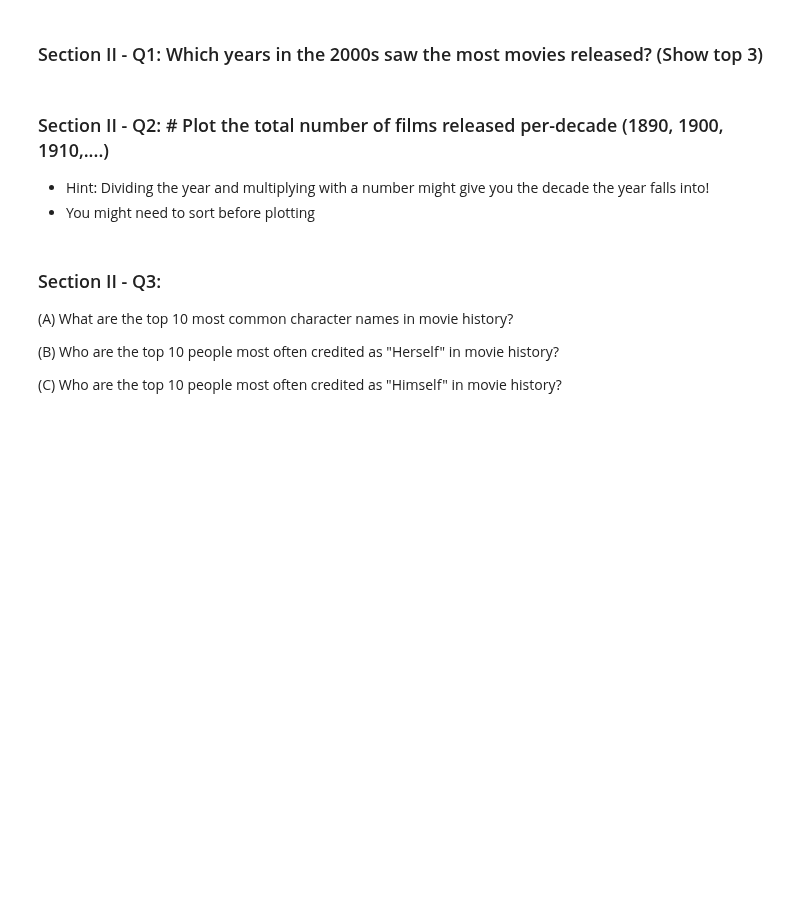
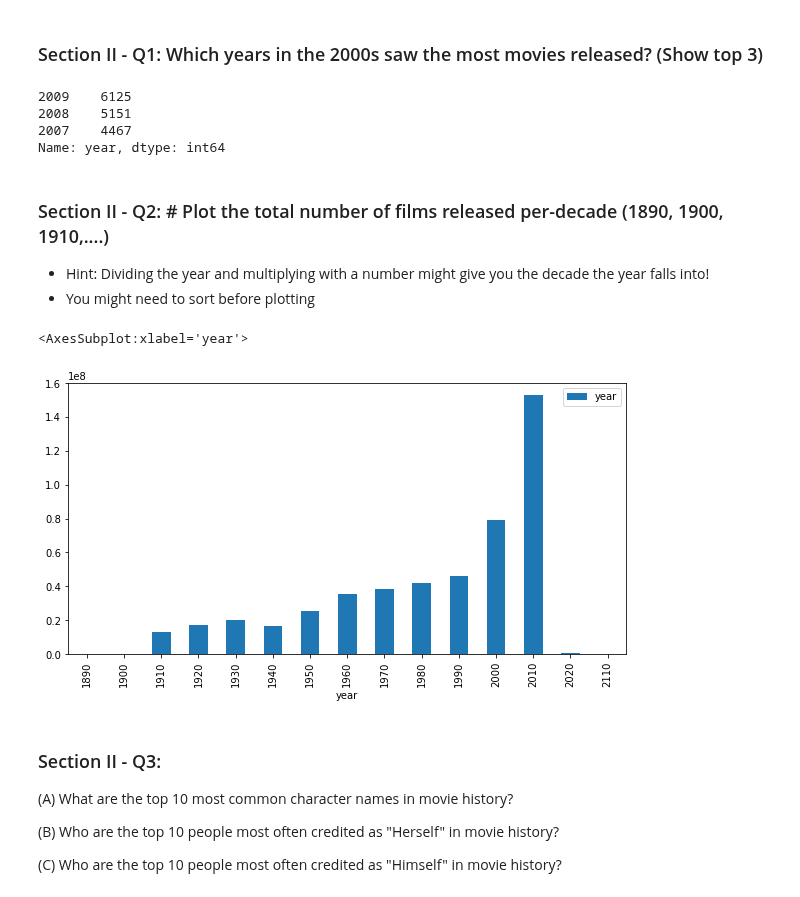
Before and after one commit to springboard-curriculum/mec-mini-projects, a Jupyter notebook: mec-5.3.10-data-wranging-with-pandas-mini-project/Mini_Project_Data_Wrangling_Pandas.ipynb, the cells around one changed output. Drawn from its saved outputs; the diff is of its cells as text; code cells hidden in the pictures; blank space fills up the shorter version.

```diff
--- a/mec-5.3.10-data-wranging-with-pandas-mini-project/Mini_Project_Data_Wrangling_Pandas.ipynb
+++ b/mec-5.3.10-data-wranging-with-pandas-mini-project/Mini_Project_Data_Wrangling_Pandas.ipynb
@@ -195,9 +389,23 @@ top_ten.plot(kind='barh')
 # %% [markdown]
 ### Section II - Q1:  Which years in the 2000s saw the most movies released? (Show top 3)
+# %%
+filt = movies[(movies.year >= 2000) & (movies.year < 2010)]
+filt['year'].value_counts().iloc[:3]
+# %% [output]
+2009    6125
+2008    5151
+2007    4467
+Name: year, dtype: int64
 # %% [markdown]
 ### Section II - Q2: # Plot the total number of films released per-decade (1890, 1900, 1910,....)
 - Hint: Dividing the year and multiplying with a number might give you the decade the year falls into!
 - You might need to sort before plotting
+# %%
+decade = movies.groupby((movies.year//10) * 10).sum()
+decade.plot(kind='bar', figsize=(10, 5))
+# %% [output]
+<AxesSubplot:xlabel='year'>
+[figure, added]
 # %% [markdown]
 ### Section II - Q3:
 
```
Also changed, not shown: parts of 44 cells of this notebook.
